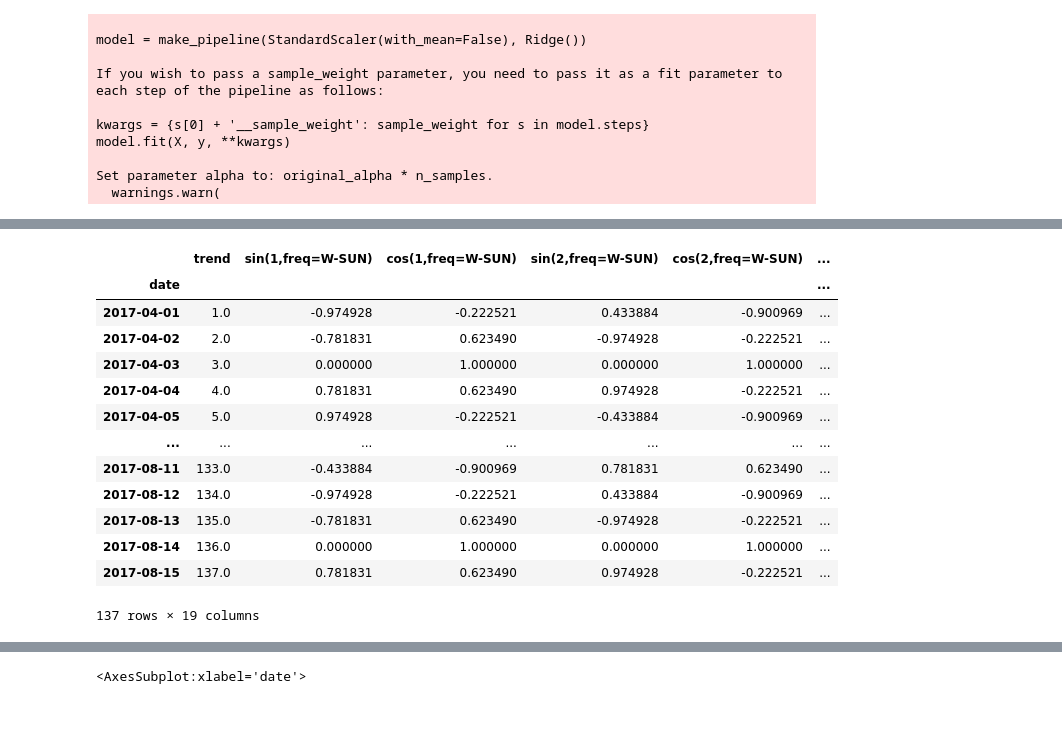
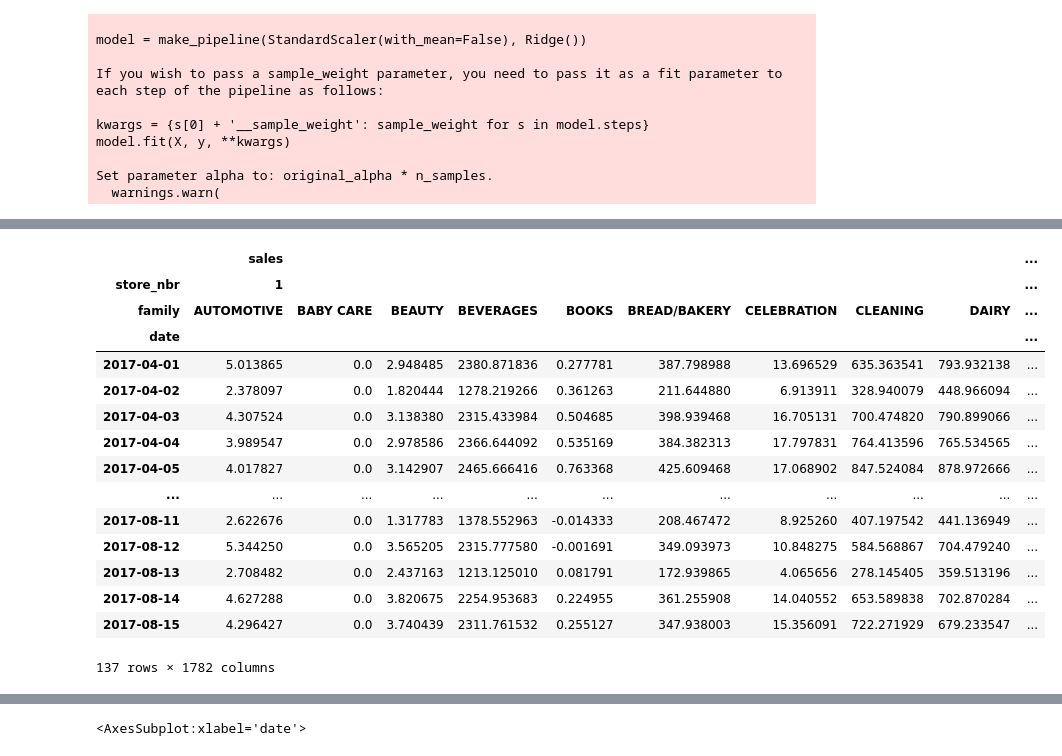
Before and after one commit to safersephy/ML-practice-2021, a Jupyter notebook: TS/TS EXAMPLE.ipynb, the cells around one changed output, grey strips where cells are left out. Saved outputs shown, nothing was run; the diff lists cells and outputs as text; code cells hidden in the pictures; blank space fills up the shorter version.

```diff
--- a/TS/TS EXAMPLE.ipynb
+++ b/TS/TS EXAMPLE.ipynb
@@ -117,20 +158,22 @@ Set parameter alpha to: original_alpha * n_samples.
 # %%
-X
+y_pred
 # %% [output]
-|  | trend | sin(1,freq=W-SUN) | cos(1,freq=W-SUN) | sin(2,freq=W-SUN) | cos(2,freq=W-SUN) | ... |
-| date |  |  |  |  |  | ... |
-| 2017-04-01 | 1.0 | -0.974928 | -0.222521 | 0.433884 | -0.900969 | ... |
-| 2017-04-02 | 2.0 | -0.781831 | 0.623490 | -0.974928 | -0.222521 | ... |
-| 2017-04-03 | 3.0 | 0.000000 | 1.000000 | 0.000000 | 1.000000 | ... |
-| 2017-04-04 | 4.0 | 0.781831 | 0.623490 | 0.974928 | -0.222521 | ... |
-| 2017-04-05 | 5.0 | 0.974928 | -0.222521 | -0.433884 | -0.900969 | ... |
-| ... | ... | ... | ... | ... | ... | ... |
-| 2017-08-11 | 133.0 | -0.433884 | -0.900969 | 0.781831 | 0.623490 | ... |
-| 2017-08-12 | 134.0 | -0.974928 | -0.222521 | 0.433884 | -0.900969 | ... |
-| 2017-08-13 | 135.0 | -0.781831 | 0.623490 | -0.974928 | -0.222521 | ... |
-| 2017-08-14 | 136.0 | 0.000000 | 1.000000 | 0.000000 | 1.000000 | ... |
-| 2017-08-15 | 137.0 | 0.781831 | 0.623490 | 0.974928 | -0.222521 | ... |
+|  | sales |  |  |  |  |  |  |  |  | ... |
+| store_nbr | 1 |  |  |  |  |  |  |  |  | ... |
+| family | AUTOMOTIVE | BABY CARE | BEAUTY | BEVERAGES | BOOKS | BREAD/BAKERY | CELEBRATION | CLEANING | DAIRY | ... |
+| date |  |  |  |  |  |  |  |  |  | ... |
+| 2017-04-01 | 5.013865 | 0.0 | 2.948485 | 2380.871836 | 0.277781 | 387.798988 | 13.696529 | 635.363541 | 793.932138 | ... |
+| 2017-04-02 | 2.378097 | 0.0 | 1.820444 | 1278.219266 | 0.361263 | 211.644880 | 6.913911 | 328.940079 | 448.966094 | ... |
+| 2017-04-03 | 4.307524 | 0.0 | 3.138380 | 2315.433984 | 0.504685 | 398.939468 | 16.705131 | 700.474820 | 790.899066 | ... |
+| 2017-04-04 | 3.989547 | 0.0 | 2.978586 | 2366.644092 | 0.535169 | 384.382313 | 17.797831 | 764.413596 | 765.534565 | ... |
+| 2017-04-05 | 4.017827 | 0.0 | 3.142907 | 2465.666416 | 0.763368 | 425.609468 | 17.068902 | 847.524084 | 878.972666 | ... |
+| ... | ... | ... | ... | ... | ... | ... | ... | ... | ... | ... |
+| 2017-08-11 | 2.622676 | 0.0 | 1.317783 | 1378.552963 | -0.014333 | 208.467472 | 8.925260 | 407.197542 | 441.136949 | ... |
+| 2017-08-12 | 5.344250 | 0.0 | 3.565205 | 2315.777580 | -0.001691 | 349.093973 | 10.848275 | 584.568867 | 704.479240 | ... |
+| 2017-08-13 | 2.708482 | 0.0 | 2.437163 | 1213.125010 | 0.081791 | 172.939865 | 4.065656 | 278.145405 | 359.513196 | ... |
+| 2017-08-14 | 4.627288 | 0.0 | 3.820675 | 2254.953683 | 0.224955 | 361.255908 | 14.040552 | 653.589838 | 702.870284 | ... |
+| 2017-08-15 | 4.296427 | 0.0 | 3.740439 | 2311.761532 | 0.255127 | 347.938003 | 15.356091 | 722.271929 | 679.233547 | ... |
-137 rows × 19 columns
+137 rows × 1782 columns
 # %%
 y_pred   = y_pred.stack(['store_nbr', 'family']).reset_index()
 y_target = y.stack(['store_nbr', 'family']).reset_index().copy()
```
Also changed, not shown: parts of 7 cells of this notebook, 22 other files.
